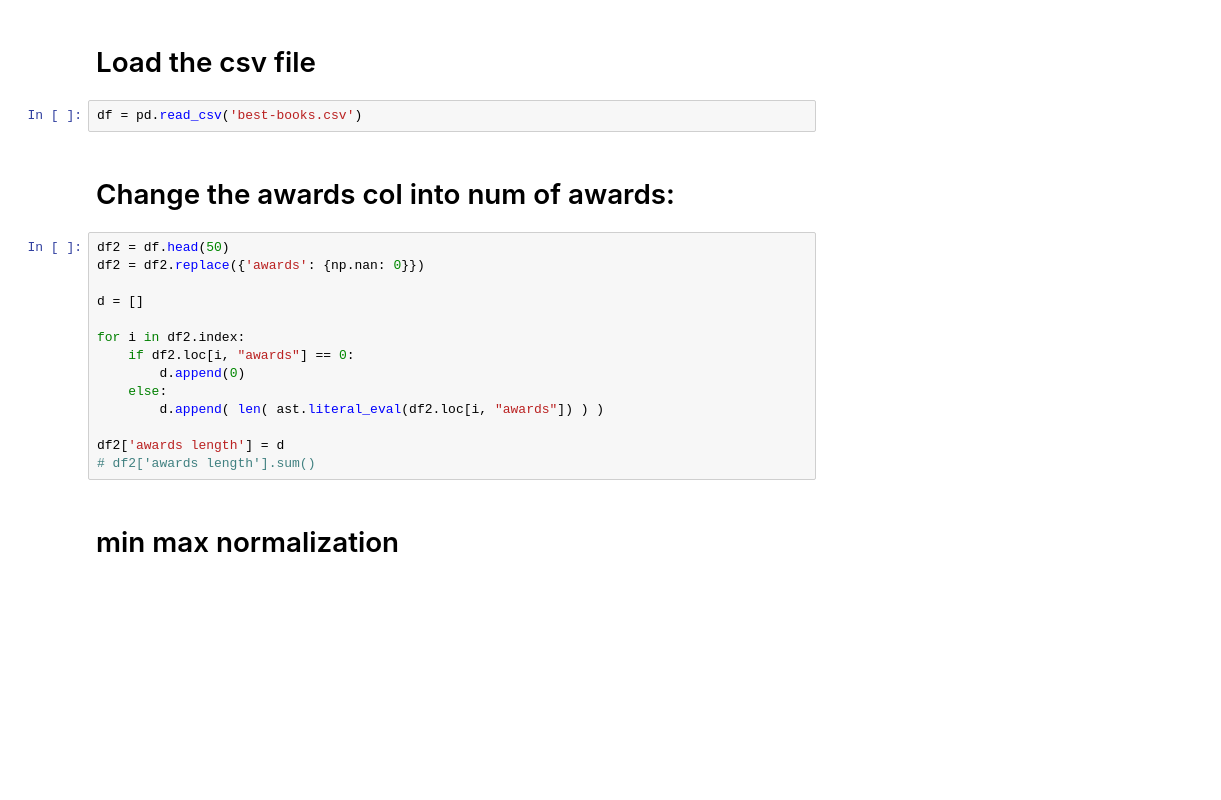
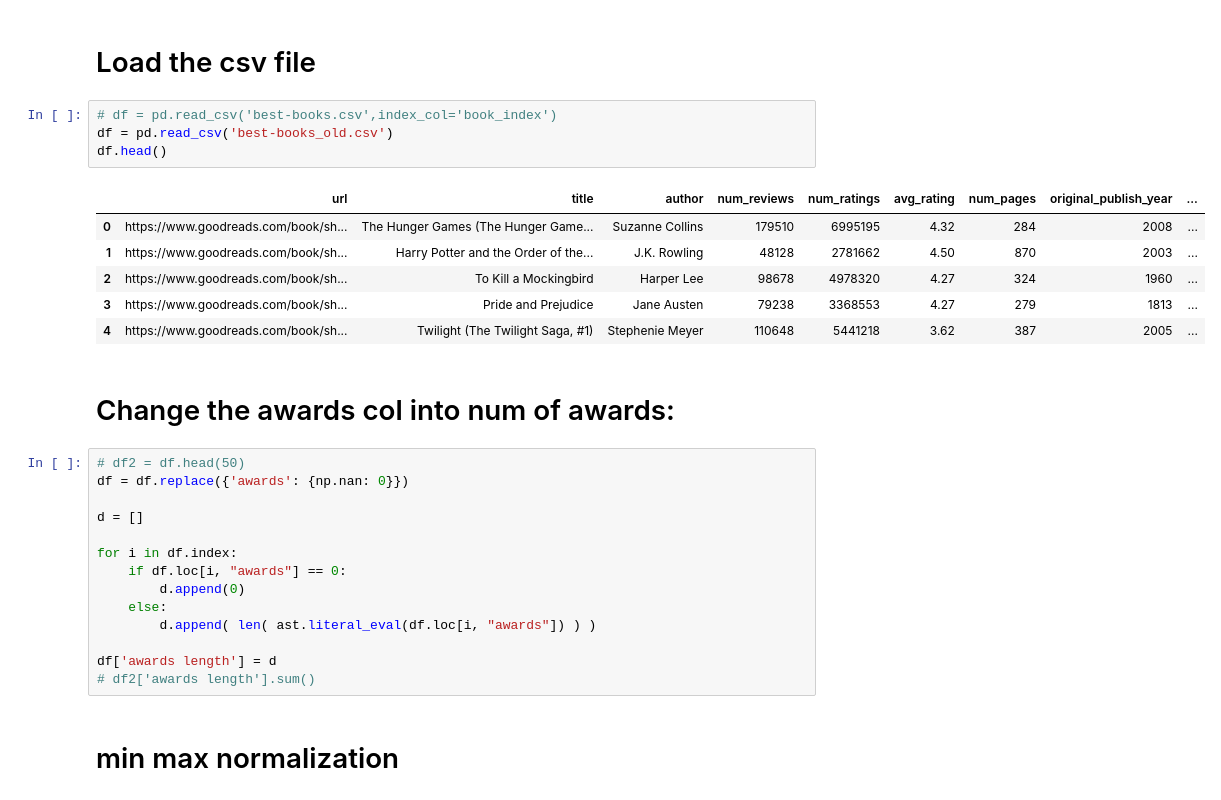
Before and after one commit to TonyMTH/Groupwork-Best-Books-Ever-Challenge, a Jupyter notebook: best_books_analysis.ipynb, the cells around one changed output. Cells and saved outputs as stored; diff of their text form; blank space fills up the shorter version.

```diff
--- a/best_books_analysis.ipynb
+++ b/best_books_analysis.ipynb
@@ -6,23 +6,32 @@ import ast
 import numpy as np
 # %% [markdown]
 # Load the csv file
-# %%
-df = pd.read_csv('best-books.csv')
+# %%
+# df = pd.read_csv('best-books.csv',index_col='book_index')
+df = pd.read_csv('best-books_old.csv')
+df.head()
+# %% [output]
+|  | url | title | author | num_reviews | num_ratings | avg_rating | num_pages | original_publish_year | ... |
+| 0 | https://www.goodreads.com/book/sh... | The Hunger Games (The Hunger Game... | Suzanne Collins | 179510 | 6995195 | 4.32 | 284 | 2008 | ... |
+| 1 | https://www.goodreads.com/book/sh... | Harry Potter and the Order of the... | J.K. Rowling | 48128 | 2781662 | 4.50 | 870 | 2003 | ... |
+| 2 | https://www.goodreads.com/book/sh... | To Kill a Mockingbird | Harper Lee | 98678 | 4978320 | 4.27 | 324 | 1960 | ... |
+| 3 | https://www.goodreads.com/book/sh... | Pride and Prejudice | Jane Austen | 79238 | 3368553 | 4.27 | 279 | 1813 | ... |
+| 4 | https://www.goodreads.com/book/sh... | Twilight (The Twilight Saga, #1) | Stephenie Meyer | 110648 | 5441218 | 3.62 | 387 | 2005 | ... |
 # %% [markdown]
 # Change the awards col into num of awards:
 # %%
-df2 = df.head(50)
-df2 = df2.replace({'awards': {np.nan: 0}})
+# df2 = df.head(50)
+df = df.replace({'awards': {np.nan: 0}})
 
 d = []
 
-for i in df2.index:
-    if df2.loc[i, "awards"] == 0:
+for i in df.index:
+    if df.loc[i, "awards"] == 0:
         d.append(0)
     else:
-        d.append( len( ast.literal_eval(df2.loc[i, "awards"]) ) )
+        d.append( len( ast.literal_eval(df.loc[i, "awards"]) ) )
 
-df2['awards length'] = d
+df['awards length'] = d
 # df2['awards length'].sum()
 # %% [markdown]
 # min max normalization
```
Also changed, not shown: parts of 12 cells of this notebook.
